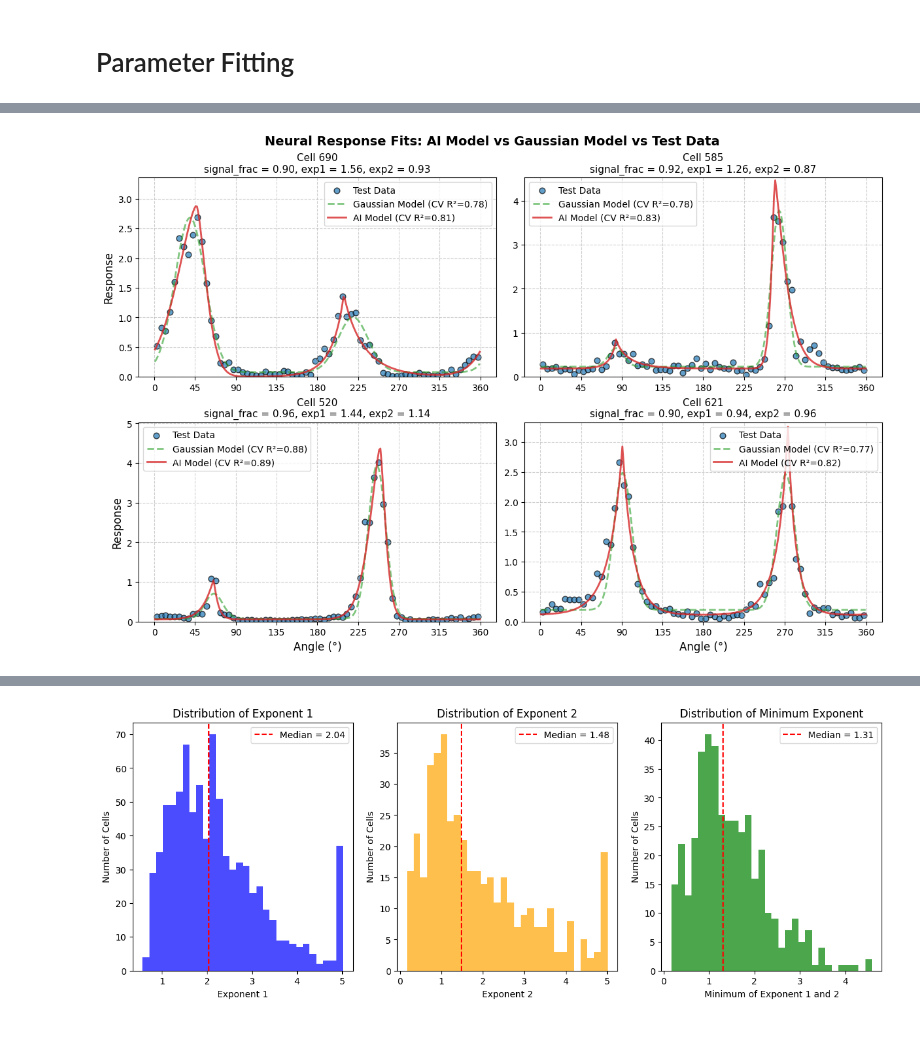
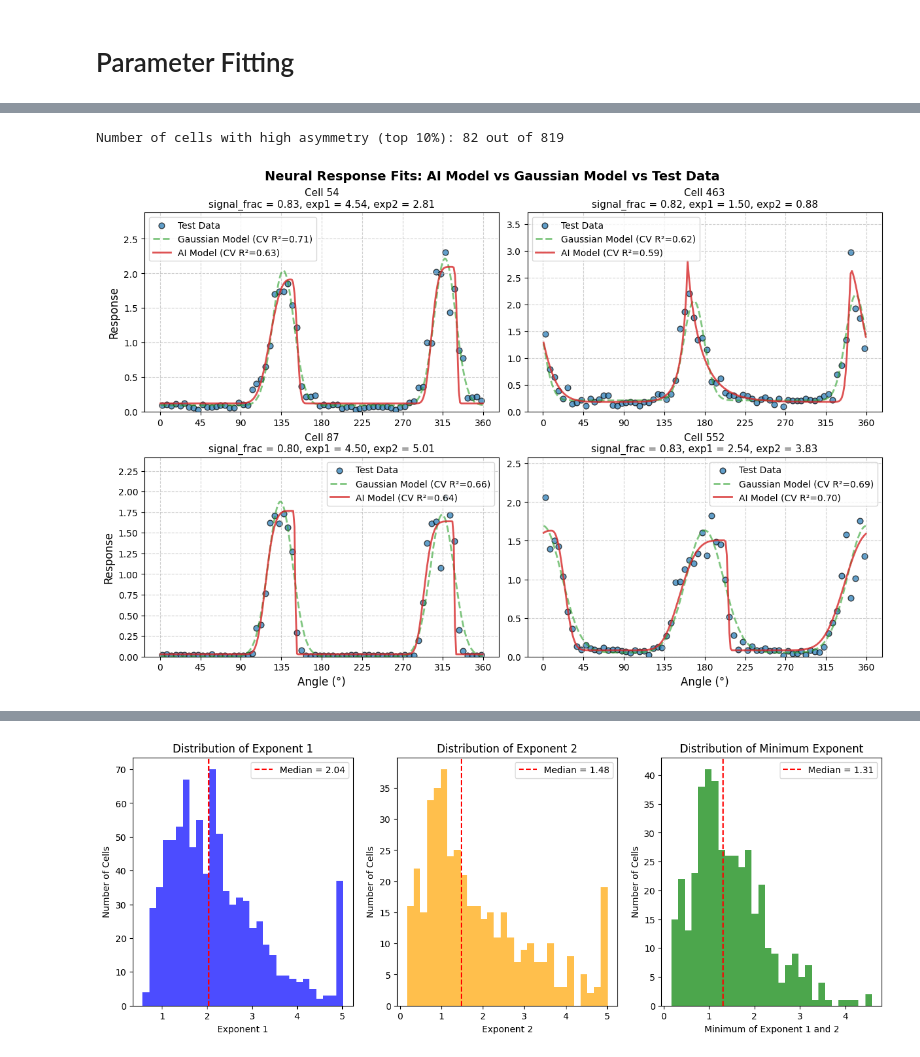
Before and after one commit to reillytilbury/EDGAR, a Jupyter notebook: figures/1A_tuning_curves.ipynb, the cells around one changed output, grey strips where cells are left out. Saved outputs shown, nothing was run; the diff lists cells and outputs as text; code cells hidden in the pictures.

```diff
--- a/figures/1A_tuning_curves.ipynb
+++ b/figures/1A_tuning_curves.ipynb
@@ -383,6 +383,8 @@ data_dict = {'stringer_1': {'read_dir': '/home/reilly/Downloads/8279387/gratings
                           'save_dir': '/home/reilly/Desktop/ai_scientist_paper/cvpca_data/stringer2/'},
             'stringer_3': {'read_dir': '/home/reilly/Downloads/8279387/gratings_drifting_GT3_2019_04_05_1.npy',
                           'save_dir': '/home/reilly/Desktop/ai_scientist_paper/cvpca_data/stringer3/'},
+            'stringer_random_phase': {'read_dir': '/home/reilly/Downloads/8279387/static_sin_rand_TX34_2019_10_21_1.npy',
+                                     'save_dir': '/home/reilly/Desktop/ai_scientist_paper/cvpca_data/stringer_random_phase/'},
             'jacob_bz16': {'read_dir': [['/home/reilly/Desktop/jacob data/bz16/BZ016_2025-06-24_1_dspikes.npy'],
                                         ['/home/reilly/Desktop/jacob data/bz16/2025-06-24_1_BZ016_Block.mat']],
                            'save_dir': '/home/reilly/Desktop/ai_scientist_paper/cvpca_data/jacob_bz16/'},
@@ -395,12 +397,12 @@ data_dict = {'stringer_1': {'read_dir': '/home/reilly/Downloads/8279387/gratings
                            'save_dir': '/home/reilly/Desktop/ai_scientist_paper/cvpca_data/jacob_bz15/'},
             'ali': {'read_dir': ['/home/reilly/Desktop/ali data/stim_sequence.npy','/home/reilly/Desktop/ali data/stim_resps.npy'],
                     'save_dir': '/home/reilly/Desktop/ai_scientist_paper/cvpca_data/ali/'}}
-dataset_name = 'stringer_3'
+dataset_name = 'stringer_random_phase'
 response, angles = utils.load_data(data_dir = data_dict[dataset_name]['read_dir'],
                                    data_type=dataset_name.split('_')[0],
                                    conc_thresh=0.4,
                                    activity_thresh=0,
-                                   signal_fraction_thresh=0.9,
+                                   signal_fraction_thresh=0.8,
                                    n_bins=256, min_repeats=6,
                                    shuffle=True)
 
@@ -412,7 +414,7 @@ Selected 847 / 2637 cells with signal fraction > 0.9.
 # choose 9 random cells to plot fits for
 n_cells = response.shape[1]
 random_cells = np.random.choice(n_cells, size=9, replace=False)
-n_bins = 90  # Number of bins for binned means
+n_bins = 128  # Number of bins for binned means
 bin_edges = np.linspace(0, 2 * np.pi, n_bins + 1)
 bin_centers = (bin_edges[:-1] + bin_edges[1:]) / 2
 
@@ -610,0 +613,3 @@ Number of cells with R^2 improvement > 0.00 and p_max < 2: 64 out of 847
+# %%
+asym1 = (params[:, 3] - params[:, 4]) / (params[:, 3] + params[:, 4])
+asym2 = (params[:, 8] - params[:, 9]) / (params[:, 8] + params[:, 9])
@@ -611,9 +648,16 @@ Number of cells with R^2 improvement > 0.00 and p_max < 2: 64 out of 847
+# %%
+asym = abs(asym1) + abs(asym2)
+asym_cells = np.where(asym > np.percentile(asym, 90))[0]
+print(f"Number of cells with high asymmetry (top 10%): {len(asym_cells)} out of {n_cells}")
+# %% [output]
+Number of cells with high asymmetry (top 10%): 82 out of 819
 # %%
 # Example setup
 # cells = [1485, 242, 1449, np.random.randint(n_cells)]
 # cells = np.random.randint(n_cells, size=4)
+cells = np.random.choice(asym_cells, size=4, replace=False)
 # cells = np.random.choice(peaky_cells, size=4, replace=False)
-cells = np.random.choice(good_cells, size=4, replace=False)
+# cells = np.random.choice(good_cells, size=4, replace=False)
 # cells = np.random.choice(bad_cells, size=4, replace=False)
 # cells = np.random.choice(weird, size=4, replace=False)
 # cells = np.random.choice(single_peaked_cells, size=4, replace=False)
@@ -655,31 +699,31 @@ for i, cell_no in enumerate(cells):
     ax.plot(
         angles, pred,
         label=rf'AI Model (CV R²={r2_ai:.2f})',
         color='tab:red', linewidth=2, alpha=0.8
     )
 
     # Axis labels and formatting
     row, col = divmod(i, 2)
     ax.set_xlabel('Angle (°)' if row == 1 else '', fontsize=12)
     ax.set_ylabel('Response' if col == 0 else '', fontsize=12)
     ax.set_xticks(np.linspace(0, 2 * np.pi, 9))
     ax.set_xticklabels([f"{int(np.degrees(angle))}" for angle in np.linspace(0, 2 * np.pi, 9)], fontsize=10)
     ax.set_yticks(ax.get_yticks())
     ax.tick_params(labelsize=10)
     ax.set_ylim(0, binned_means.max() * 1.25)
     ax.grid(True, linestyle='--', alpha=0.6)
     ax.legend(fontsize=10,
             #   loc=legend_pos[i]
             )
 
     # Title with key cell info
     ax.set_title(
         f'Cell {cell_no}\n'
         f'signal_frac = {signal_fractions[cell_no]:.2f}, '
         f'exp1 = {params[cell_no, 5]:.2f}, exp2 = {params[cell_no, 10]:.2f}',
         fontsize=11
     )
 plt.suptitle("Neural Response Fits: AI Model vs Gaussian Model vs Test Data", fontsize=14, weight='bold')
 plt.show()
 # %% [output]
-[figure, old version]
+[figure, new version]
```
Also changed, not shown: parts of 15 cells of this notebook, 7 other files.
